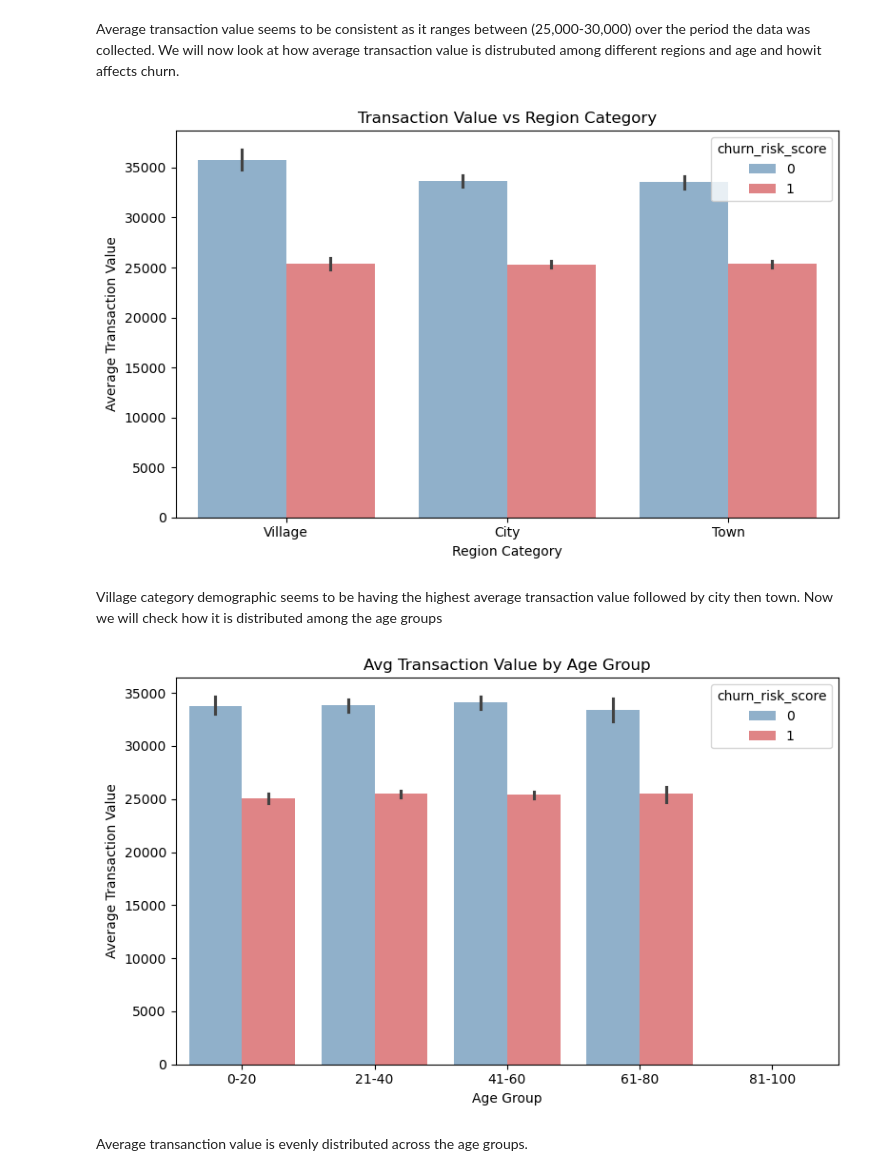
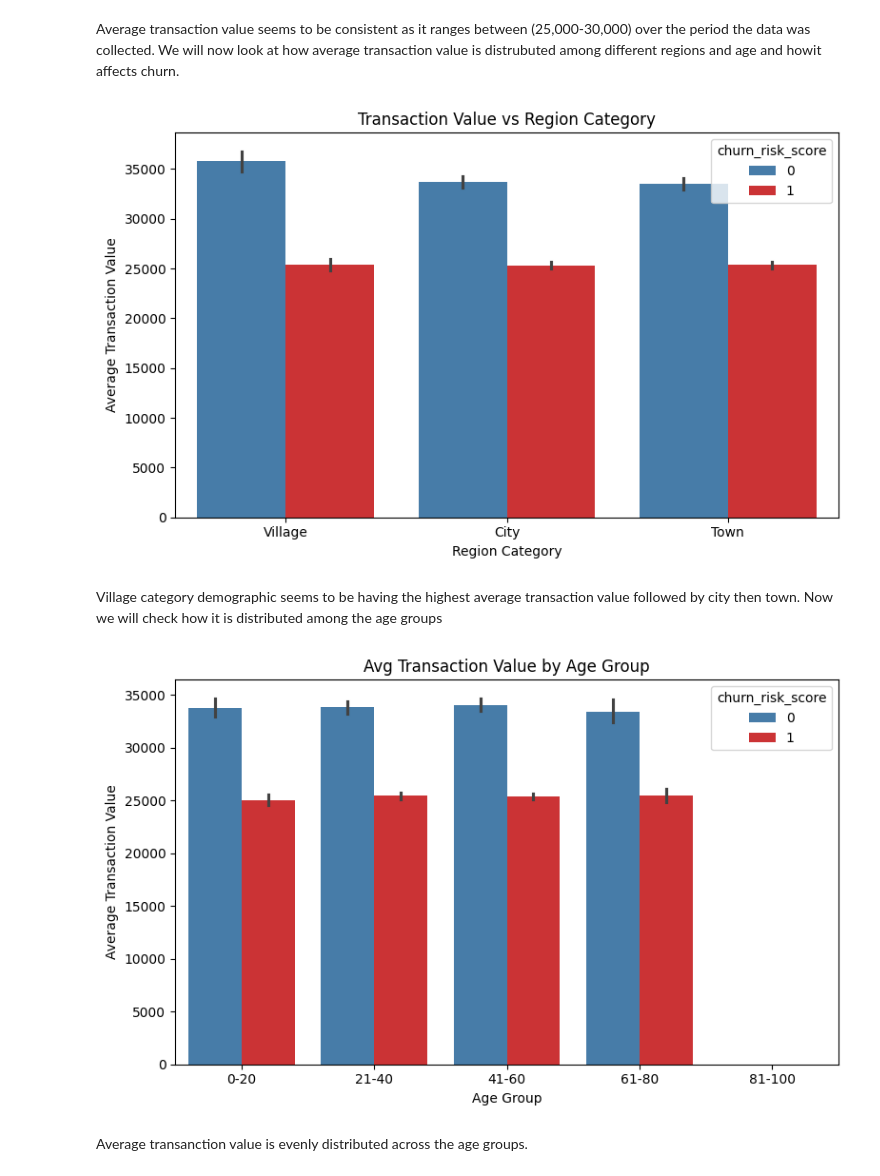
Before and after one commit to wambuikariuki/Capstone_Phase5_group9, a Jupyter notebook: Notebook.ipynb, the cells around one changed output. Cells and saved outputs as stored; diff of their text form; code cells hidden in the pictures.

```diff
--- a/Notebook.ipynb
+++ b/Notebook.ipynb
@@ -293,34 +275,34 @@ df.groupby('joining_year')['avg_transaction_value'].mean().plot(kind='bar',title
 # %% [markdown]
 Average transaction value seems to be consistent as it ranges between (25,000-30,000) over the period the data was collected. We will now look at how average transaction value is distrubuted among different regions and age and howit affects churn.
 # %%
-custom_palette = {0: '#377EB8', 1: '#E41A1C'}
 plt.figure(figsize=(8, 5))
-sns.barplot(data=df, x='region_category', y='avg_transaction_value', hue='churn_risk_score', palette=custom_palette, alpha=0.6)
+custom_palette = {0: '#377eb8', 1: '#e41a1c'}
+sns.barplot(data=df, x='region_category', y='avg_transaction_value', hue='churn_risk_score', palette=custom_palette)
 plt.title('Transaction Value vs Region Category')
 plt.xlabel('Region Category')
 plt.ylabel('Average Transaction Value')
 plt.tight_layout()
 plt.show()
 # %% [output]
-[figure, old version]
+[figure, new version]
 # %% [markdown]
 Village category demographic seems to be having the highest average transaction value followed by city then town. Now we will check how it is distributed among the age groups
 # %%
 # Create age bands
-bins = [0, 20, 40, 60, 80, 100]  # Adjust if your age range is different
+bins = [0, 20, 40, 60, 80, 100]
 labels = ['0-20', '21-40', '41-60', '61-80', '81-100']
 df['age_group'] = pd.cut(df['age'], bins=bins, labels=labels, right=False)
 
 # Plot
 plt.figure(figsize=(8, 5))
-sns.barplot(data=df, x='age_group', y='avg_transaction_value', hue='churn_risk_score', palette=custom_palette, alpha=0.6)
+sns.barplot(data=df, x='age_group', y='avg_transaction_value', hue='churn_risk_score', palette=custom_palette)
 plt.title('Avg Transaction Value by Age Group')
 plt.xlabel('Age Group')
 plt.ylabel('Average Transaction Value')
 plt.tight_layout()
 plt.show()
 # %% [output]
-[figure, old version]
+[figure, new version]
 # %% [markdown]
 Average transanction value is evenly distributed across the age groups.
 # %% [markdown]
```
Also changed, not shown: parts of 28 cells of this notebook.
